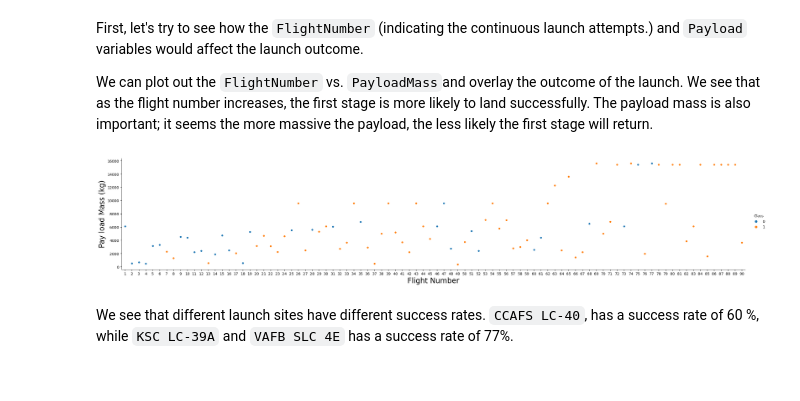
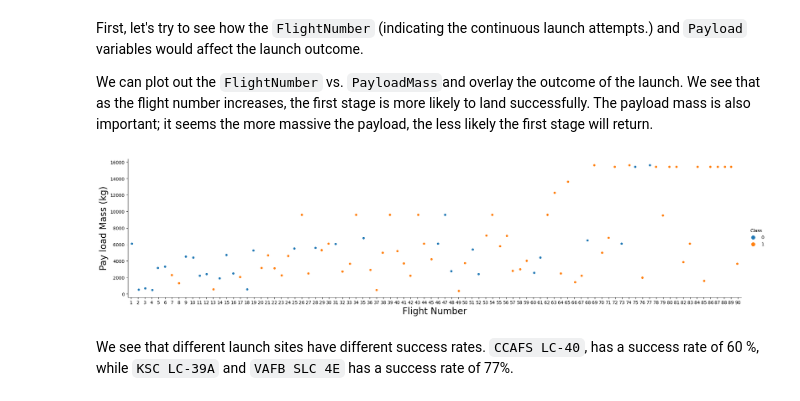
Before and after one commit to jain651/spacex_stage1_landing, a Jupyter notebook: w2_eda_dataviz.ipynb, the cells around one changed output. Cells and saved outputs as stored; diff of their text form; code cells hidden in the pictures.

Commit message:
shows plots

```diff
--- a/w2_eda_dataviz.ipynb
+++ b/w2_eda_dataviz.ipynb
@@ -58,4 +58,7 @@ df=pd.read_csv("https://cf-courses-data.s3.us.cloud-object-storage.appdomain.clo
 # df = pd.read_csv('https://cf-courses-data.s3.us.cloud-object-storage.appdomain.cloud/IBMDeveloperSkillsNetwork-DS0701EN-SkillsNetwork/api/dataset_part_2.csv')
 
 df.head(5)
+fig=plt.figure(figsize=(12,8), dpi= 100, facecolor='w', edgecolor='k')
+plt.rcParams['figure.figsize'] = [12, 8]
+plt.rcParams['figure.dpi'] = 100 # 200 e.g. is really fine, but slower
 # %% [output]
@@ -70,12 +68,12 @@ First, let's try to see how the `FlightNumber` (indicating the continuous launch
 
 We can plot out the <code>FlightNumber</code> vs. <code>PayloadMass</code>and overlay the outcome of the launch. We see that as the flight number increases, the first stage is more likely to land successfully. The payload mass is also important; it seems the more massive the payload, the less likely the first stage will return.
 # %%
-sns.catplot(y="PayloadMass", x="FlightNumber", hue="Class", data=df, aspect = 5)
+sns.catplot(y="PayloadMass", x="FlightNumber", hue="Class", data=df, aspect = 4)
 plt.xlabel("Flight Number",fontsize=20)
 plt.ylabel("Pay load Mass (kg)",fontsize=20)
 plt.show()
 # %% [output]
-[figure, old version]
+[figure, new version]
 # %% [markdown]
 We see that different launch sites have different success rates.  <code>CCAFS LC-40</code>, has a success rate of 60 %, while  <code>KSC LC-39A</code> and <code>VAFB SLC 4E</code> has a success rate of 77%.
 # %% [markdown]
```
Also changed, not shown: parts of 4 cells of this notebook, 4 other files.
